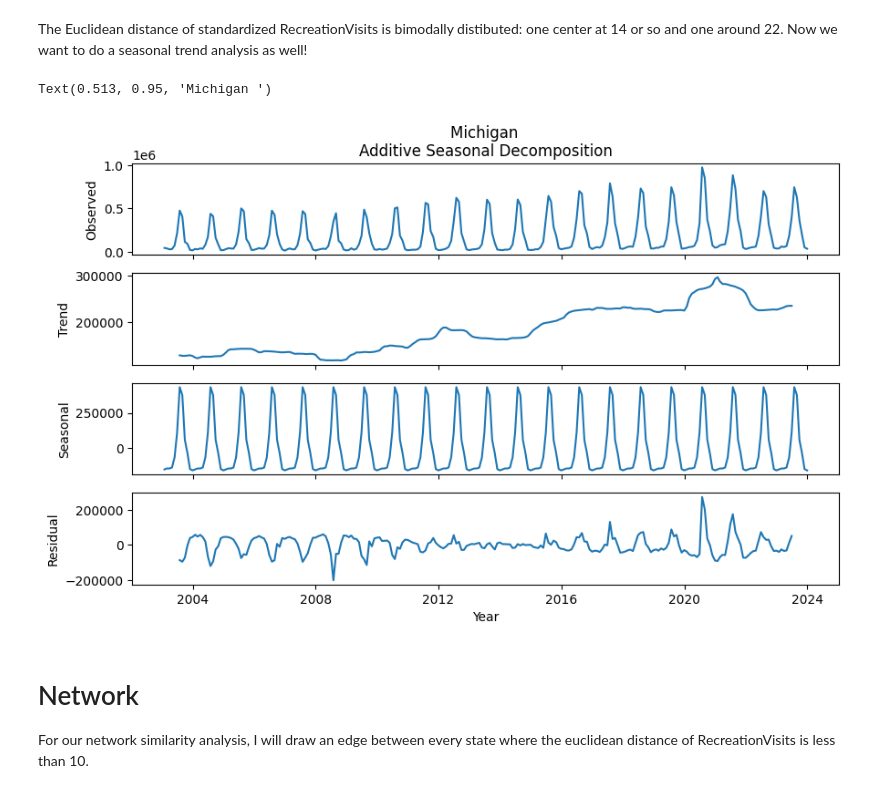
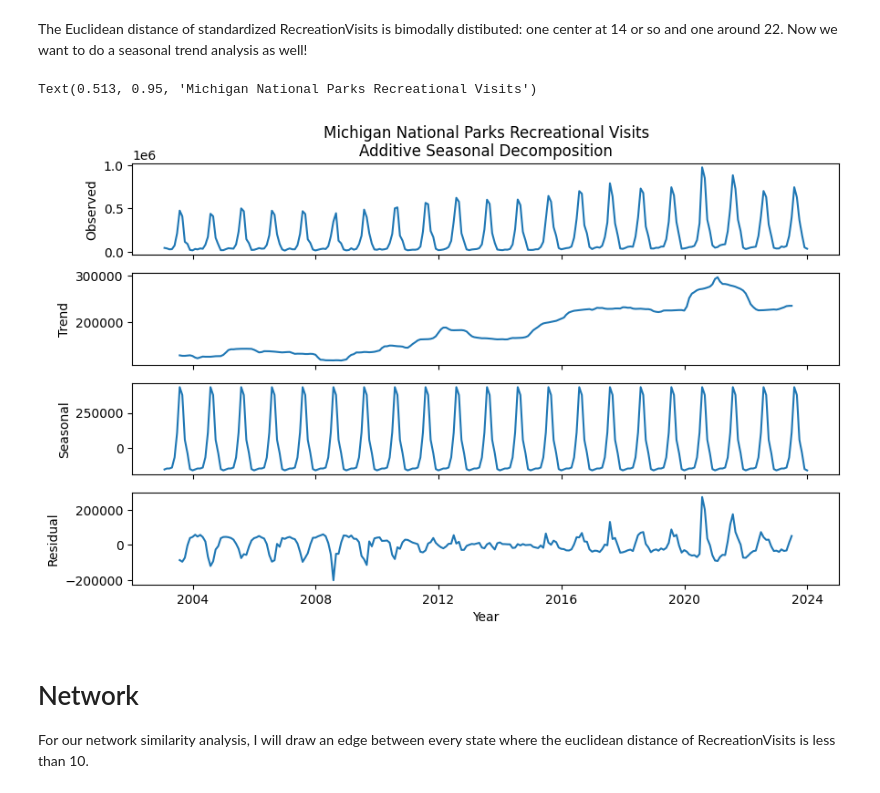
Before and after one commit to scmcqueen/NationalParksDataMining, a Jupyter notebook: state_similarity.ipynb, the cells around one changed output. Drawn from its saved outputs; the diff is of its cells as text; code cells hidden in the pictures.

```diff
--- a/state_similarity.ipynb
+++ b/state_similarity.ipynb
@@ -333,35 +333,35 @@ The Euclidean distance of standardized RecreationVisits is bimodally distibuted:
 # %%
 # MI rec visits as an example
 state_agg_data=visit_data.groupby(['state_2','visit_type','date'])['number_of_visits'].sum().reset_index()
 state_agg_data=state_agg_data[state_agg_data.visit_type=='RecreationVisits']
 state_agg_data=state_agg_data.pivot(index='date',columns='state_2',values='number_of_visits')
 state_agg_data.fillna(0,inplace=True)
 state_agg_data.index = pd.to_datetime(state_agg_data.index, infer_datetime_format=True)
 sea_decomp = seasonal_decompose(state_agg_data['MI'], model="additive",period=12)
-sea_decomp
+# 12 month period has the smoothest trend sign
 
 # let's plot the seasonal decomposition
 
 fig, axes = plt.subplots(4, 1, figsize=(10, 6), sharex=True)
 
 axes[0].set_title("Additive Seasonal Decomposition")
 axes[0].plot(sea_decomp.observed) # original/observed data
 axes[0].set_ylabel("Observed")
 
 axes[1].plot(sea_decomp.trend) # trend component
 axes[1].set_ylabel("Trend")
 
 axes[2].plot(sea_decomp.seasonal)
 axes[2].set_ylabel("Seasonal") # seasonality component
 
 axes[3].plot(sea_decomp.resid) #  time series with the trend and seasonal components removed
 axes[3].set_ylabel("Residual")
 
 axes[3].set_xlabel("Year")
-fig.suptitle("Michigan National Parks Recreation", x=0.513, y=0.95)
+fig.suptitle("Michigan National Parks Recreational Visits", x=0.513, y=0.95)
 # %% [output]
-Text(0.513, 0.95, 'Michigan ')
+Text(0.513, 0.95, 'Michigan National Parks Recreational Visits')
-[figure, old version]
+[figure, new version]
 # %% [markdown]
 # Network
 For our network similarity analysis, I will draw an edge between every state where the euclidean distance of RecreationVisits is less than 10.
```
